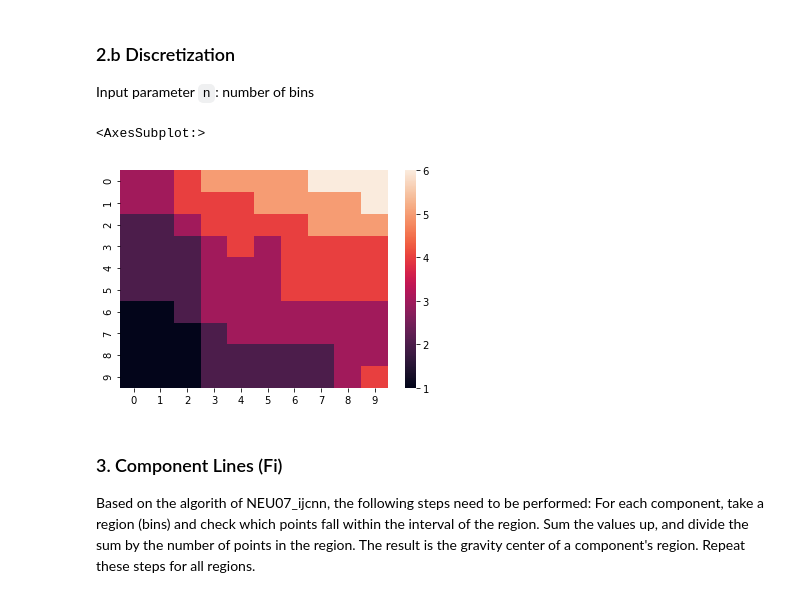
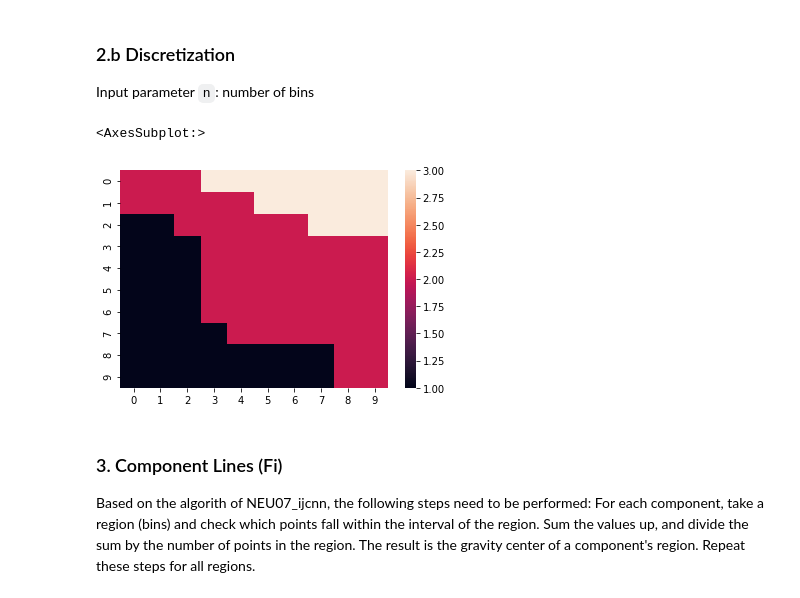
Before and after one commit to filipLoisel/SOS, a Jupyter notebook: UE3/src/main.ipynb, the cells around one changed output. Drawn from its saved outputs; the diff is of its cells as text; code cells hidden in the pictures.

```diff
--- a/UE3/src/main.ipynb
+++ b/UE3/src/main.ipynb
@@ -46,18 +46,18 @@ array([[[5.6640333 , 5.8479794 , 6.44057366, 6.64439671, 6.77028475,
 
 Input parameter `n`: number of bins
 # %%
-n = 6
+n = 3
 discretized_planes = []
 
 for component_plane in component_planes:
     bins = np.linspace(component_plane.min(), component_plane.max(), n, False)
     discretized_plane = np.digitize(component_plane, bins)
     discretized_planes.append(discretized_plane)
 
 sns.heatmap(discretized_planes[0])
 # %% [output]
 <AxesSubplot:>
-[figure, old version]
+[figure, new version]
 # %% [markdown]
 ### 3. Component Lines (Fi)
 
```
Also changed, not shown: parts of 2 cells of this notebook.
